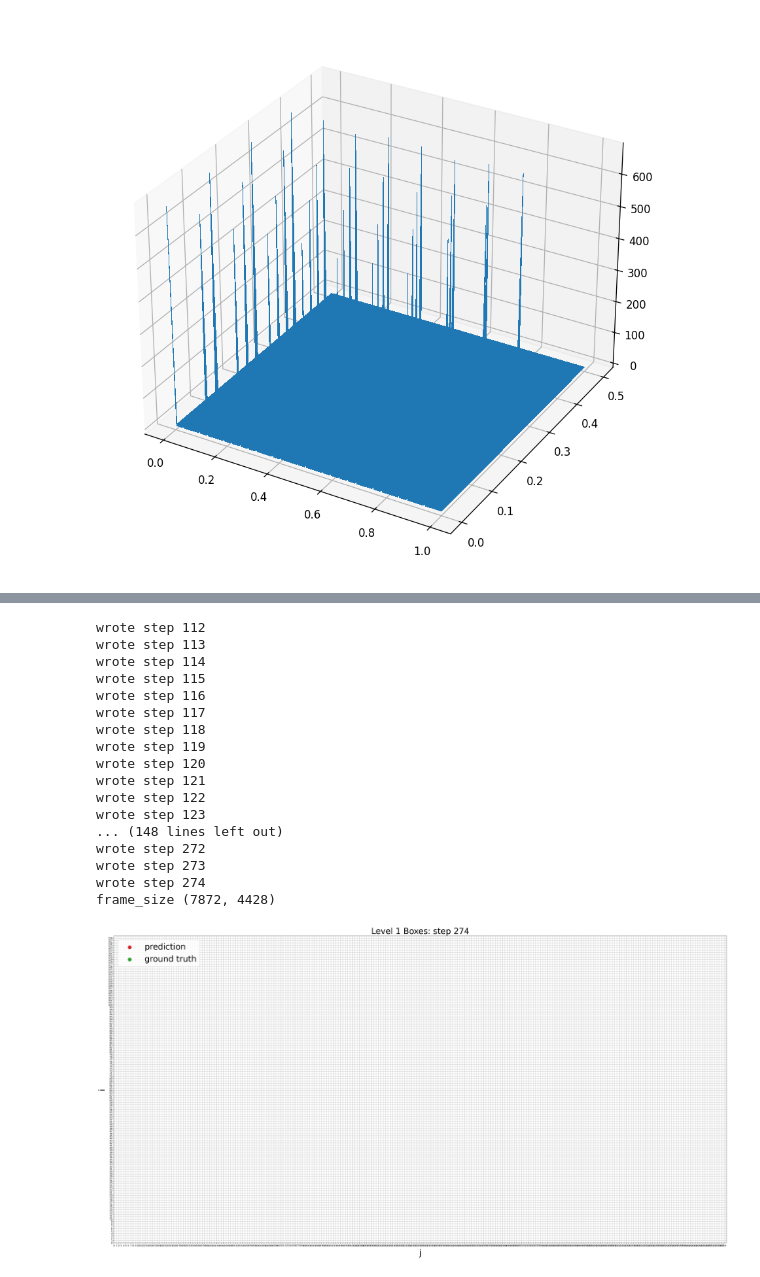
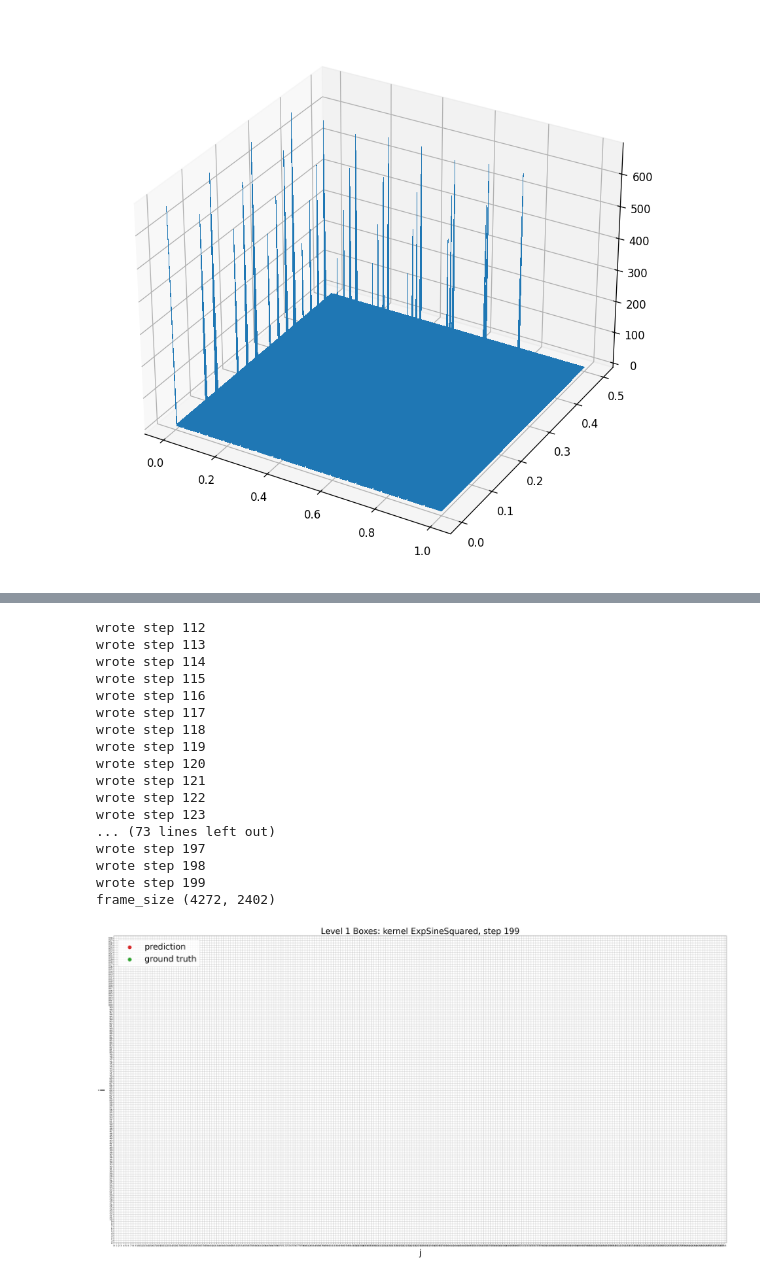
Before and after one commit to cpaolini/EBAMRINS, a Jupyter notebook: gpr_mesh.ipynb, the cells around one changed output, grey strips where cells are left out. Drawn from its saved outputs; the diff is of its cells as text; code cells hidden in the pictures.

```diff
--- a/gpr_mesh.ipynb
+++ b/gpr_mesh.ipynb
@@ -17,7 +19,9 @@ from numpy import interp
 # %%
-startFrame = 275
-endFrame = 400
+startFrame = 112
+endFrame = 200
 file = r"C:\Users\paoli\Downloads\level1.mp4"
+samples = 32
+steps = 1001
 # %%
 path = 'G:\\My Drive\\SHI\\2024'
 os.chdir(path)
@@ -72,7 +75,7 @@ ZZ dim: (129, 257)
 [figure]
 # %%
 rng = np.random.RandomState(1)
-training_indices = rng.choice(np.arange(steps), size=16, replace=False)
+training_indices = rng.choice(np.arange(steps), size=samples, replace=False)
 X_train = X[training_indices]
 # %%
 from sklearn.gaussian_process import GaussianProcessRegressor
@@ -122,3 +132,34 @@ GP fit on grid point (96, 240)
+# %%
+db_file = r"C:\Users\paoli\Documents\gprmesh.db"    # will not work if .db file is in a Google drive path
+path = Path(db_file)
+if path.is_file():
+    print(f'removing {db_file}')
+    try:
+        os.remove(db_file)
+    except:
+        print("cannot remove file {db_file}")
+
+connection = sqlite3.connect(db_file)
+create_table_query = '''CREATE TABLE level1_gpr_mesh
+    (i INTEGER,
+    j INTEGER,
+    mu JSON,
+    sigma JSON);'''
+cursor = connection.cursor()
+cursor.execute(create_table_query)
+connection.commit()
+connection.close()
+# %%
+connection = sqlite3.connect(db_file)
+insert_query = '''
+    INSERT INTO level1_gpr_mesh (i, j, mu, sigma)
+    VALUES (?, ?, ?, ?)'''
+for j in range(cols):
+    for i in range(rows):
+        if (i,j) in mu:
+            connection.execute(insert_query, (i, j, json.dumps(mu[i,j].tolist()), json.dumps(sigma[i,j].tolist())))
+connection.commit()
+connection.close()
 # %%
 def colfunc(val, minval, maxval, startcolor, stopcolor):
     """ Convert value in the range minval...maxval to a color in the range
@@ -189,42 +230,42 @@ with writer.saving(fig, file, frames):
             #if step == 243:
             #    print(f'ground truth box: step {step}, origin ({A[origin,1]}, {A[origin,2]}) width {A[origin,3]} height {A[origin,4]}')
 
-        plt.title(f"Level 1 Boxes: step {step}", fontsize=fontSize)
+        plt.title(f"Level 1 Boxes: kernel {kernelName}, step {step}", fontsize=fontSize)
         #plt.show()
         p1 = plt.scatter(0, 0, s=16**2, c='tab:red', label='prediction', alpha=1.0, edgecolors='none')
         p2 = plt.scatter(0, 0, s=16**2, c='tab:green', label='ground truth', alpha=1.0, edgecolors='none')
         plt.legend(fontsize=fontSize, loc="upper left")
         img = plt.imshow(np.array([[0,1]]), cmap="Reds")
         img.set_visible(False)
         cbar = plt.colorbar(orientation="vertical")
         cbar.set_label(label='Probability', size=fontSize, weight='bold')
         cbar.ax.tick_params(labelsize=fontSize)
         writer.grab_frame()
         print(f'wrote step {step}')
         cbar.remove()
         img.remove()
         p1.remove()
         p2.remove()
         [p.remove() for p in reversed(ax.patches)]
 
 writer.finish()
 print(f'frame_size {writer.frame_size}')
 # %% [output]
 wrote step 112
 wrote step 113
 wrote step 114
 wrote step 115
 wrote step 116
 wrote step 117
 wrote step 118
 wrote step 119
 wrote step 120
 wrote step 121
 wrote step 122
 wrote step 123
-... (148 lines left out)
-wrote step 272
-wrote step 273
-wrote step 274
-frame_size (7872, 4428)
+... (73 lines left out)
+wrote step 197
+wrote step 198
+wrote step 199
+frame_size (4272, 2402)
-[figure, old version]
+[figure, new version]
```
Also changed, not shown: parts of 3 cells of this notebook.
